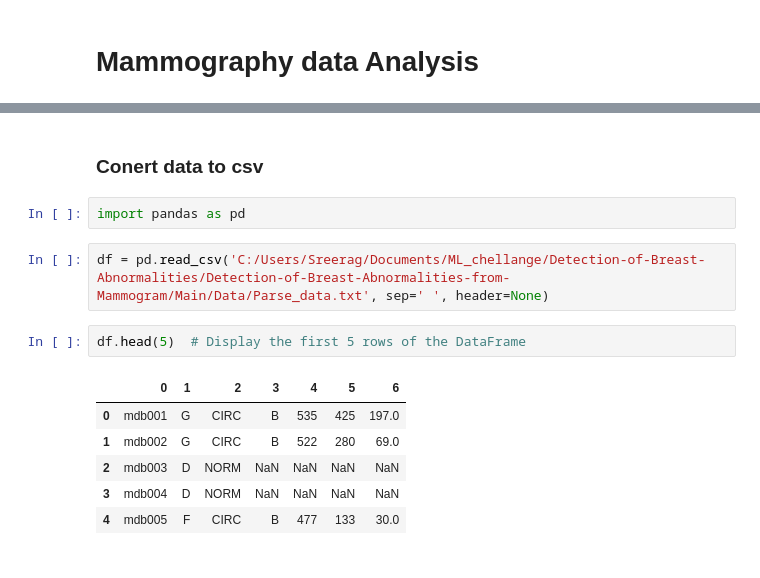
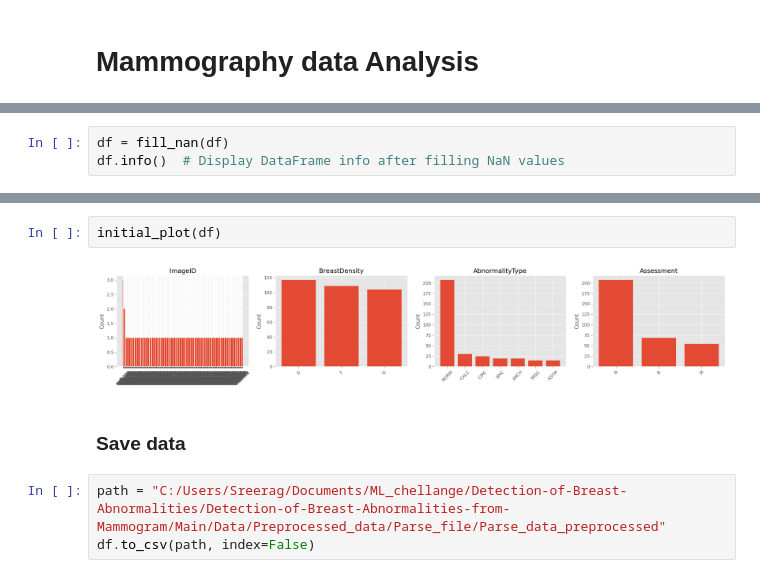
Before and after one commit to sreerag-chandrasekharan/Detection-of-Breast-Abnormalities-from-Mammogram, a Jupyter notebook: Main/Data Analysis/Analysis.ipynb, the cells around one changed output, grey strips where cells are left out. Drawn from its saved outputs; the diff is of its cells as text.

```diff
--- a/Main/Data Analysis/Analysis.ipynb
+++ b/Main/Data Analysis/Analysis.ipynb
@@ -4,0 +114,3 @@
+# %%
+df = fill_nan(df)
+df.info()  # Display DataFrame info after filling NaN values
@@ -5,15 +132,9 @@
+# %%
+initial_plot(df)
+# %% [output]
+[figure, added]
 # %% [markdown]
-### Conert data to csv
+### Save data
-# %%
-import pandas as pd
 # %%
-df = pd.read_csv('C:/Users/Sreerag/Documents/ML_chellange/Detection-of-Breast-Abnormalities/Detection-of-Breast-Abnormalities-from-Mammogram/Main/Data/Parse_data.txt', sep=' ', header=None)
+path = "C:/Users/Sreerag/Documents/ML_chellange/Detection-of-Breast-Abnormalities/Detection-of-Breast-Abnormalities-from-Mammogram/Main/Data/Preprocessed_data/Parse_file/Parse_data_preprocessed"
+df.to_csv(path, index=False)
-# %%
-df.head(5)  # Display the first 5 rows of the DataFrame
-# %% [output]
-|  | 0 | 1 | 2 | 3 | 4 | 5 | 6 |
-| 0 | mdb001 | G | CIRC | B | 535 | 425 | 197.0 |
-| 1 | mdb002 | G | CIRC | B | 522 | 280 | 69.0 |
-| 2 | mdb003 | D | NORM | NaN | NaN | NaN | NaN |
-| 3 | mdb004 | D | NORM | NaN | NaN | NaN | NaN |
-| 4 | mdb005 | F | CIRC | B | 477 | 133 | 30.0 |
```
Also changed, not shown: parts of 13 cells of this notebook.
